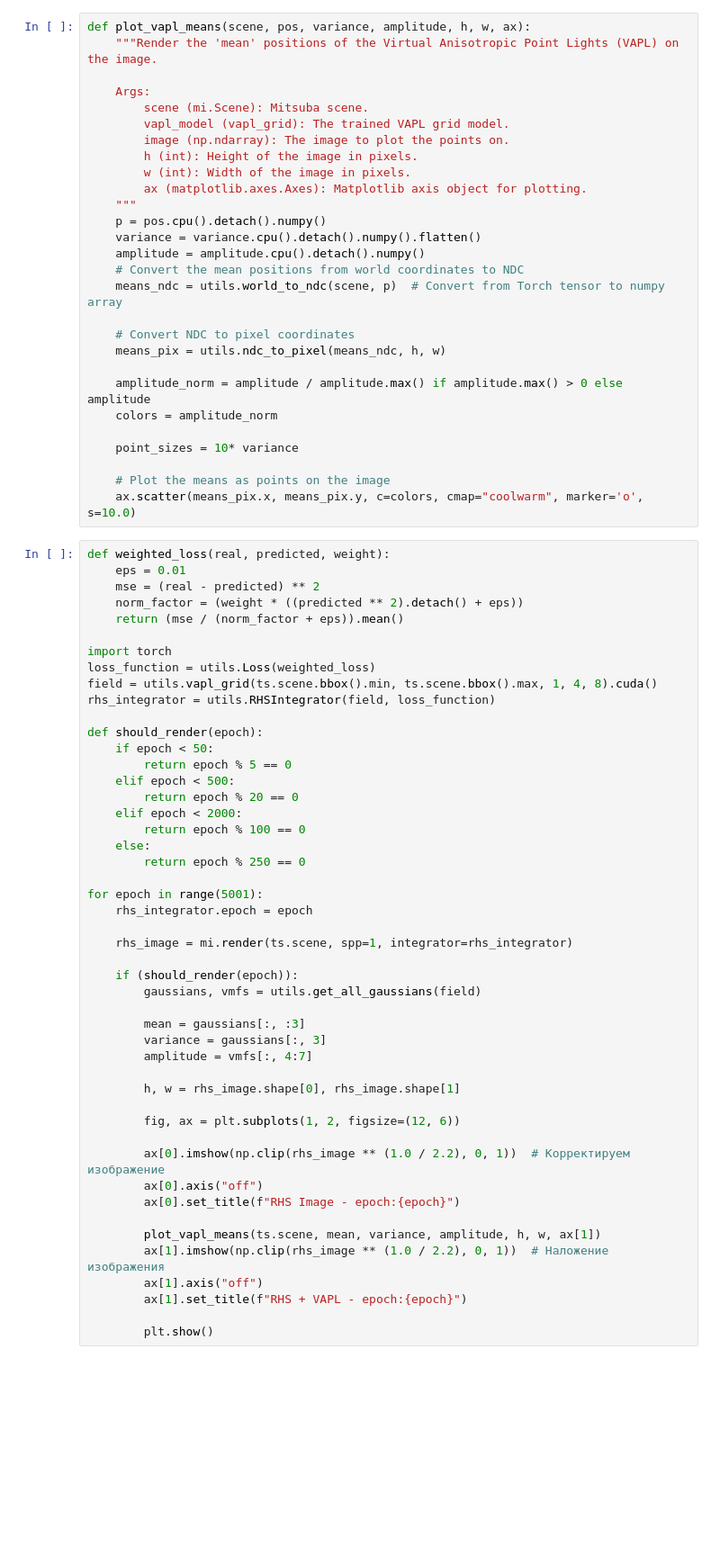
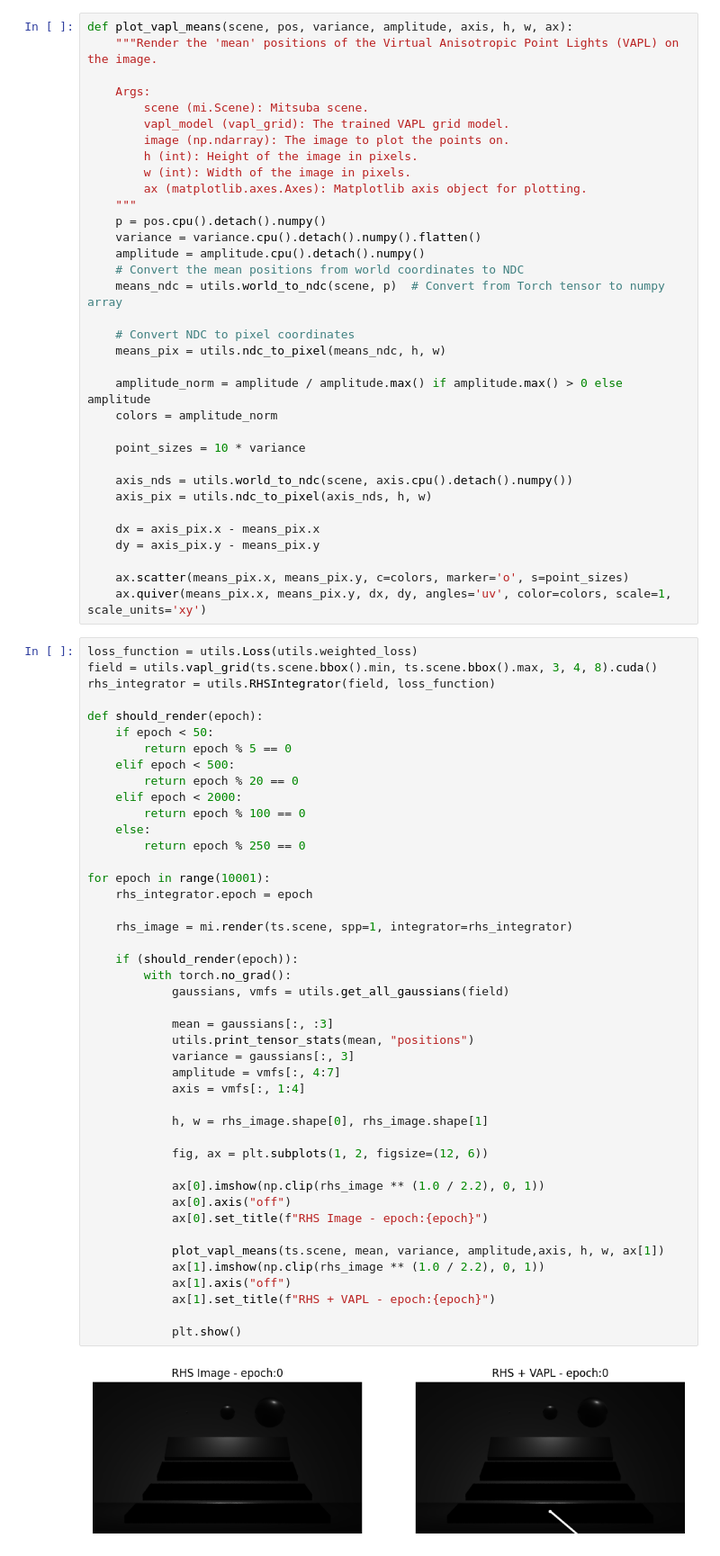
Before and after one commit to Hochheilige/path-guiding-with-trainable-virtual-point-lights, a Jupyter notebook: vapl_training.ipynb, the cells around one changed output. Shown: that part at 90% size. Drawn from its saved outputs; the diff is of its cells as text; blank space fills up the shorter version.

Commit message:
* remove loss from training files * start updating vapl debug rendering

```diff
--- a/vapl_training.ipynb
+++ b/vapl_training.ipynb
@@ -21,5 +60,5 @@ importlib.reload(utils)
 # %%
-def plot_vapl_means(scene, pos, variance, amplitude, h, w, ax):
+def plot_vapl_means(scene, pos, variance, amplitude, axis, h, w, ax):
     """Render the 'mean' positions of the Virtual Anisotropic Point Lights (VAPL) on the image.
 
     Args:
@@ -42,55 +81,59 @@ def plot_vapl_means(scene, pos, variance, amplitude, h, w, ax):
     amplitude_norm = amplitude / amplitude.max() if amplitude.max() > 0 else amplitude
     colors = amplitude_norm
 
-    point_sizes = 10* variance
+    point_sizes = 10 * variance
 
-    # Plot the means as points on the image
-    ax.scatter(means_pix.x, means_pix.y, c=colors, cmap="coolwarm", marker='o', s=10.0)
+    axis_nds = utils.world_to_ndc(scene, axis.cpu().detach().numpy())
+    axis_pix = utils.ndc_to_pixel(axis_nds, h, w)
+
+    dx = axis_pix.x - means_pix.x
+    dy = axis_pix.y - means_pix.y
+
+    ax.scatter(means_pix.x, means_pix.y, c=colors, marker='o', s=point_sizes)
+    ax.quiver(means_pix.x, means_pix.y, dx, dy, angles='uv', color=colors, scale=1, scale_units='xy')
 # %%
-def weighted_loss(real, predicted, weight):
-    eps = 0.01
-    mse = (real - predicted) ** 2
-    norm_factor = (weight * ((predicted ** 2).detach() + eps))
-    return (mse / (norm_factor + eps)).mean()
-
-import torch
-loss_function = utils.Loss(weighted_loss)
-field = utils.vapl_grid(ts.scene.bbox().min, ts.scene.bbox().max, 1, 4, 8).cuda()
+loss_function = utils.Loss(utils.weighted_loss)
+field = utils.vapl_grid(ts.scene.bbox().min, ts.scene.bbox().max, 3, 4, 8).cuda()
 rhs_integrator = utils.RHSIntegrator(field, loss_function)
 
 def should_render(epoch):
     if epoch < 50:
         return epoch % 5 == 0
     elif epoch < 500:
         return epoch % 20 == 0
     elif epoch < 2000:
         return epoch % 100 == 0
     else:
         return epoch % 250 == 0
 
-for epoch in range(5001):
+for epoch in range(10001):
     rhs_integrator.epoch = epoch
 
     rhs_image = mi.render(ts.scene, spp=1, integrator=rhs_integrator)
 
     if (should_render(epoch)):
-        gaussians, vmfs = utils.get_all_gaussians(field)
+        with torch.no_grad():
+            gaussians, vmfs = utils.get_all_gaussians(field)
 
-        mean = gaussians[:, :3]
-        variance = gaussians[:, 3]
-        amplitude = vmfs[:, 4:7]
+            mean = gaussians[:, :3]
+            utils.print_tensor_stats(mean, "positions")
+            variance = gaussians[:, 3]
+            amplitude = vmfs[:, 4:7]
+            axis = vmfs[:, 1:4]
 
-        h, w = rhs_image.shape[0], rhs_image.shape[1]
+            h, w = rhs_image.shape[0], rhs_image.shape[1]
 
-        fig, ax = plt.subplots(1, 2, figsize=(12, 6))
+            fig, ax = plt.subplots(1, 2, figsize=(12, 6))
 
-        ax[0].imshow(np.clip(rhs_image ** (1.0 / 2.2), 0, 1))  # Корректируем изображение
-        ax[0].axis("off")
-        ax[0].set_title(f"RHS Image - epoch:{epoch}")
+            ax[0].imshow(np.clip(rhs_image ** (1.0 / 2.2), 0, 1))
+            ax[0].axis("off")
+            ax[0].set_title(f"RHS Image - epoch:{epoch}")
 
-        plot_vapl_means(ts.scene, mean, variance, amplitude, h, w, ax[1])
-        ax[1].imshow(np.clip(rhs_image ** (1.0 / 2.2), 0, 1))  # Наложение изображения
-        ax[1].axis("off")
-        ax[1].set_title(f"RHS + VAPL - epoch:{epoch}")
+            plot_vapl_means(ts.scene, mean, variance, amplitude,axis, h, w, ax[1])
+            ax[1].imshow(np.clip(rhs_image ** (1.0 / 2.2), 0, 1))
+            ax[1].axis("off")
+            ax[1].set_title(f"RHS + VAPL - epoch:{epoch}")
 
-        plt.show()
+            plt.show()
+# %% [output]
+[figure, added]
```
Also changed, not shown: parts of 1 cell of this notebook, 1 other file.
